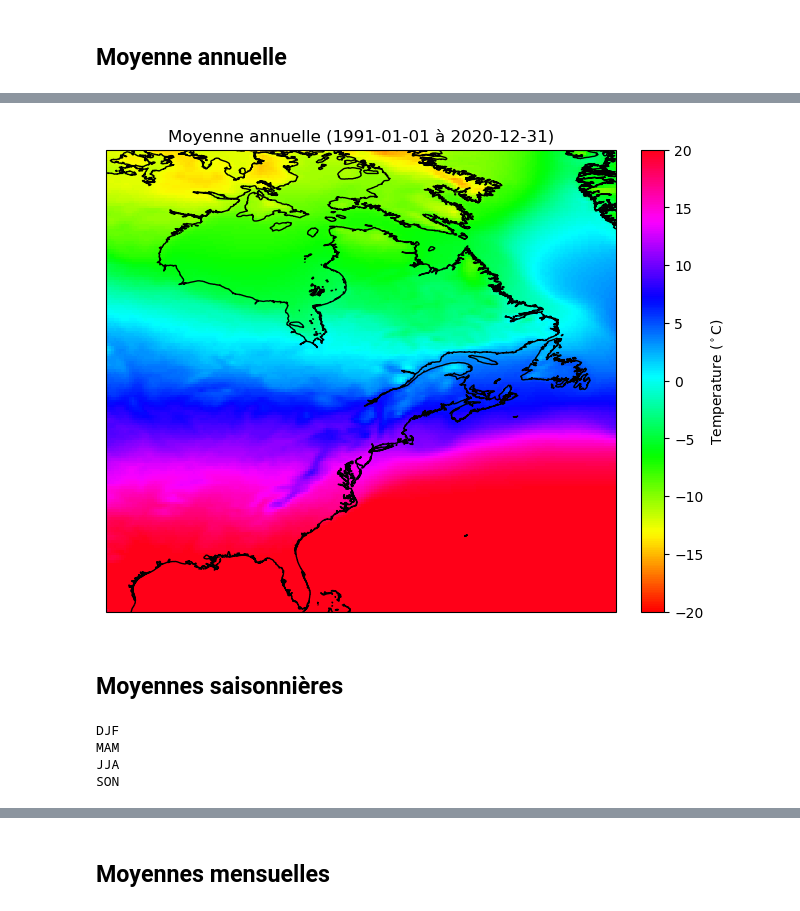
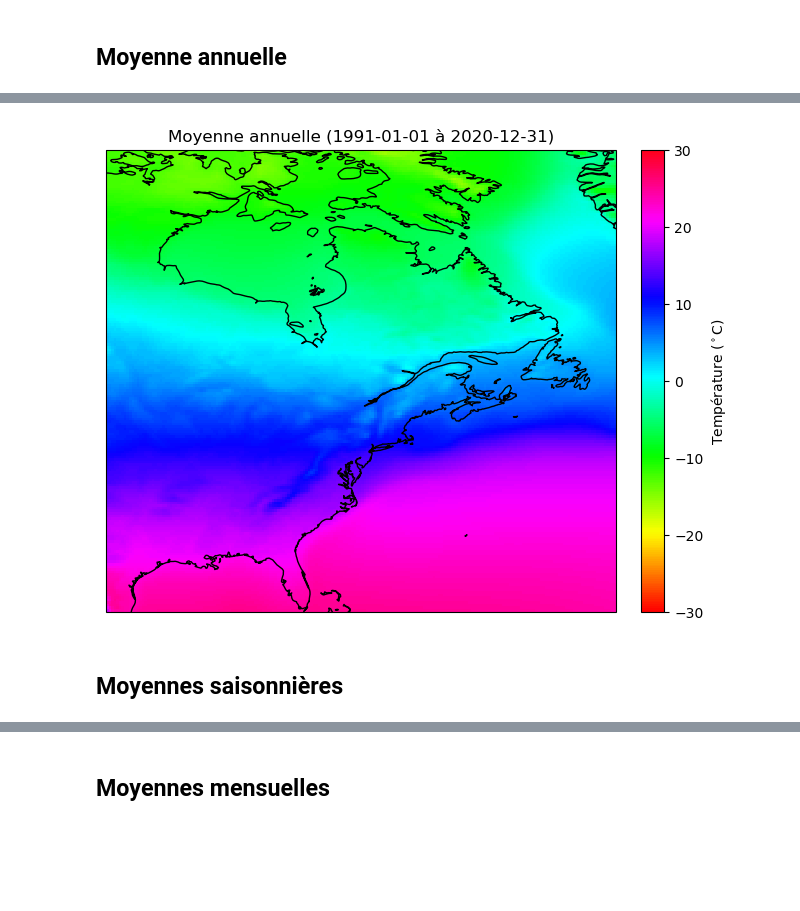
Before and after one commit to Ouranosinc/LabSc, a Jupyter notebook: labsc-notebooks/ERA5_moyclim_ann_sais_mens.ipynb, the cells around one changed output, grey strips where cells are left out. Drawn from its saved outputs; the diff is of its cells as text; code cells hidden in the pictures; blank space fills up the shorter version.

```diff
--- a/labsc-notebooks/ERA5_moyclim_ann_sais_mens.ipynb
+++ b/labsc-notebooks/ERA5_moyclim_ann_sais_mens.ipynb
@@ -148,12 +148,12 @@ Copernicus Climate Change Service (C3S) (2017): ERA5: Fifth generation of ECMWF
 # %%
 # Sélectionner la période
 debut,fin="1991-01-01", "2020-12-31"
-ds_sel = ds.tas.sel(time=slice(debut,fin))
+ds_period = ds.tas.sel(time=slice(debut,fin))
 
 # Sélectionner la région
 lon_bnds = [-100, -50]
 lat_bnds = [25, 70]
 
-ds_sel = subset.subset_bbox(ds_sel, lon_bnds=lon_bnds, lat_bnds=lat_bnds)
-display(ds_sel)
+ds_region = subset.subset_bbox(ds_period, lon_bnds=lon_bnds, lat_bnds=lat_bnds)
+display(ds_region)
 # %% [output]
@@ -186,9 +186,9 @@ _ChunkSizes :
 ## Moyenne annuelle
 # %%
 # Calcul de la moyenne annuelle
-moy_ann = ds_sel.mean(dim='time')-273.15
+moy_ann = ds_region.mean(dim='time')-273.15
 #with ProgressBar():
 with Client() as c:
     #display(c)
     moy_ann.load()
-moy_ann
+#display(moy_ann)
@@ -213,45 +195,32 @@ Coordinates:
 # %%
 # Afficher carte de la moyenne annuelle
 
 # Créer une projection cartographique
 projection = ccrs.PlateCarree()
 
 # Initialiser la figure et les axes
 fig, ax = plt.subplots(figsize=(8, 6), subplot_kw={'projection': projection})
 
 # Afficher la variable
-p = ax.pcolormesh(moy_ann['lon'], moy_ann['lat'], moy_ann, cmap='hsv',vmin=-20,vmax=20)
+p = ax.pcolormesh(moy_ann['lon'], moy_ann['lat'], moy_ann, cmap='hsv',vmin=-30,vmax=30)
 
 # Ajouter les lignes de côtes
-ax.coastlines(resolution='10m', color='black', linewidth=1)
+ax.coastlines(resolution='50m', color='black', linewidth=1)
 plt.colorbar(p,orientation="vertical", label="Température ($^\circ$C)", fraction=0.046, pad=0.04)
 
 ax.title.set_text('Moyenne annuelle ('+debut+' à '+fin+')')
 #plt.tight_layout()
 # %% [output]
-[figure, old version]
+[figure, new version]
 # %% [markdown]
 ## Moyennes saisonnières
 # %%
 # Calcul des moyennes saisonnières
-seas=['DJF','MAM','JJA','SON']
-
-data_seas={}
-data_seas['DJF']=ds_sel.sel(time=ds_sel['time.month'].isin([12, 1, 2])).mean(dim='time')-273.15
-data_seas['MAM']=ds_sel.sel(time=ds_sel['time.month'].isin([3, 4, 5])).mean(dim='time')-273.15
-data_seas['JJA']=ds_sel.sel(time=ds_sel['time.month'].isin([6, 7, 8])).mean(dim='time')-273.15
-data_seas['SON']=ds_sel.sel(time=ds_sel['time.month'].isin([9, 10, 11])).mean(dim='time')-273.15
-
+moy_saison=ds_region.groupby("time.season").mean(dim="time")-273.15
 with Client() as c:
-    for sea in seas:
-        display(c)
-        print(sea)
-        data_seas[sea].load()
+    #display(c)
+    moy_saison.load()
+#display(moy_saison)
-# %% [output]
-DJF
-MAM
-JJA
-SON
 # %%
 # Afficher les cartes saisonnières
 
```
Also changed, not shown: parts of 6 cells of this notebook, 2 other files.
